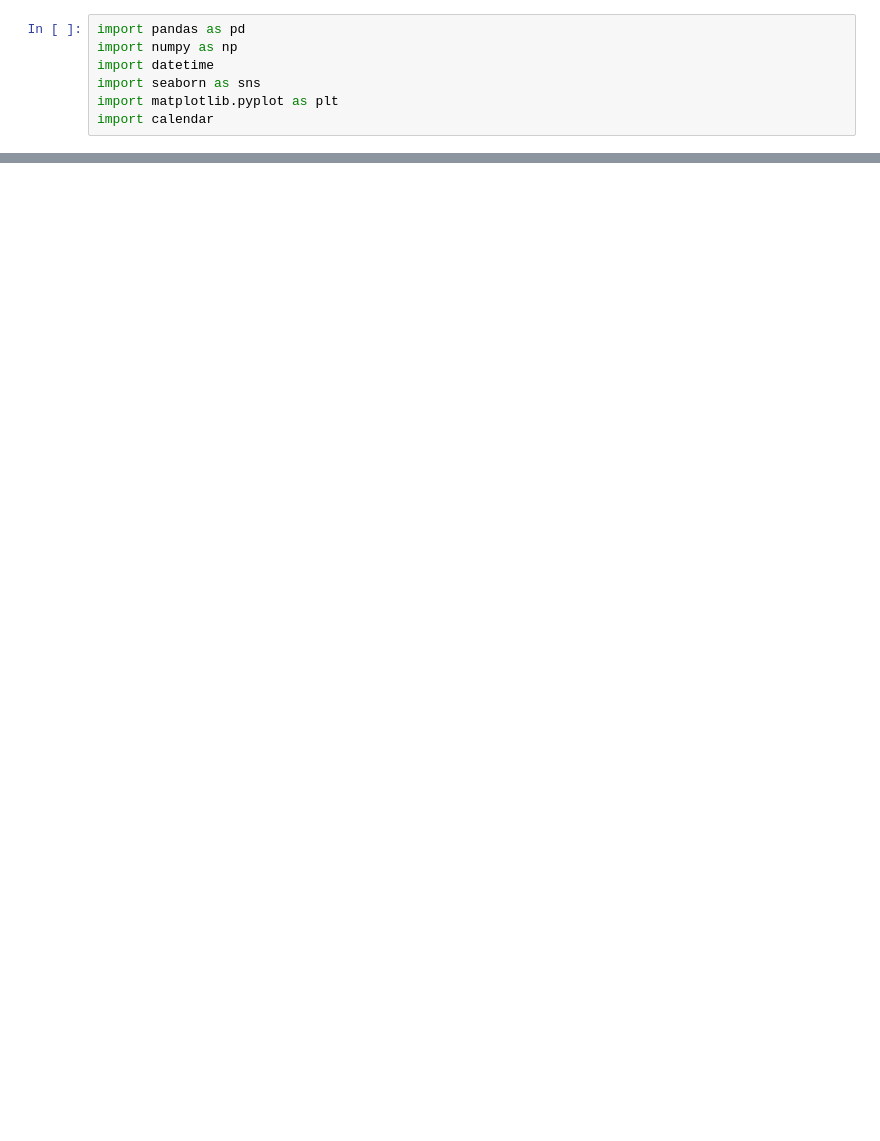
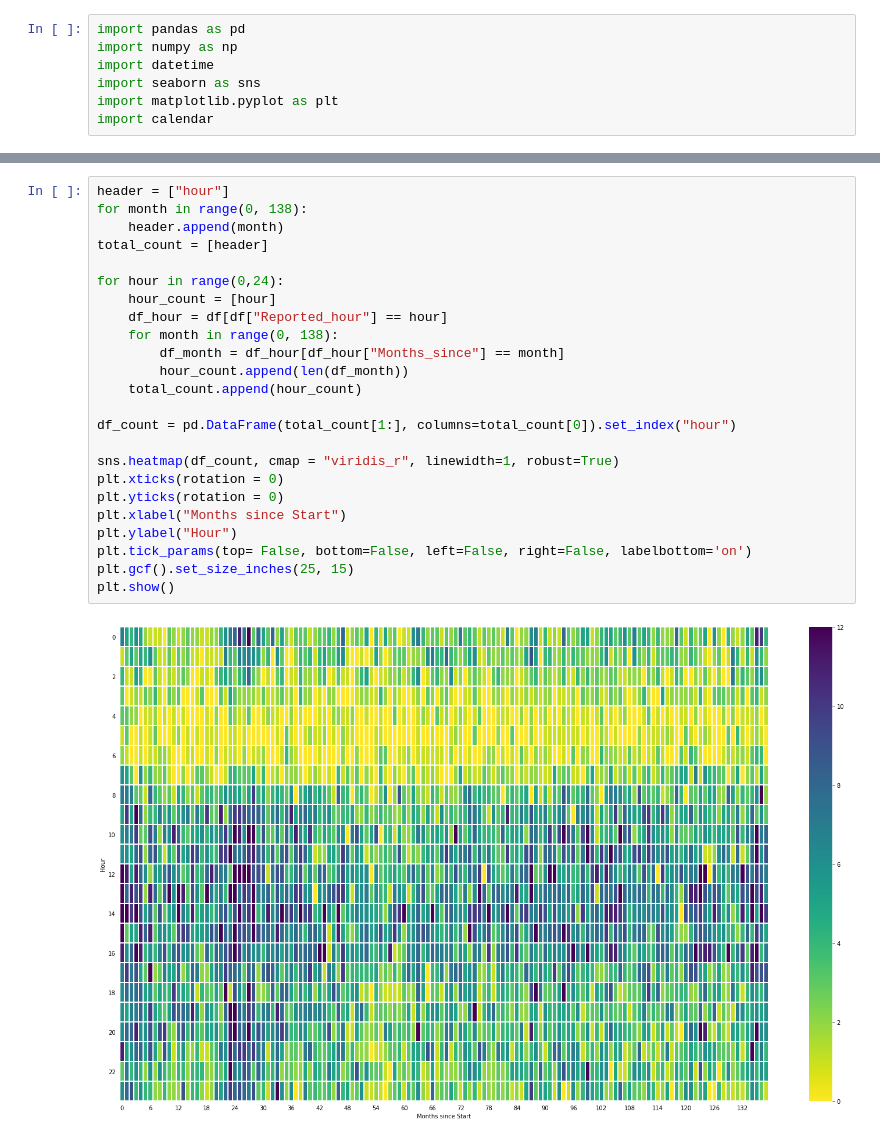
Before and after one commit to UCOpenData/NewCPD, a Jupyter notebook: heatmaps.ipynb, the cells around one changed output, grey strips where cells are left out. Drawn from its saved outputs; the diff is of its cells as text; blank space fills up the shorter version.

```diff
--- a/heatmaps.ipynb
+++ b/heatmaps.ipynb
@@ -35,0 +39,26 @@ plt.gcf().set_size_inches(20, 10)
+# %%
+header = ["hour"]
+for month in range(0, 138):
+    header.append(month)
+total_count = [header]
+
+for hour in range(0,24):
+    hour_count = [hour]
+    df_hour = df[df["Reported_hour"] == hour]
+    for month in range(0, 138):
+        df_month = df_hour[df_hour["Months_since"] == month]
+        hour_count.append(len(df_month))
+    total_count.append(hour_count)
+
+df_count = pd.DataFrame(total_count[1:], columns=total_count[0]).set_index("hour")
+
+sns.heatmap(df_count, cmap = "viridis_r", linewidth=1, robust=True)
+plt.xticks(rotation = 0)
+plt.yticks(rotation = 0)
+plt.xlabel("Months since Start")
+plt.ylabel("Hour")
+plt.tick_params(top= False, bottom=False, left=False, right=False, labelbottom='on')
+plt.gcf().set_size_inches(25, 15)
+plt.show()
+# %% [output]
+[figure, added]
```
Also changed, not shown: parts of 3 cells of this notebook, 3 other files.
